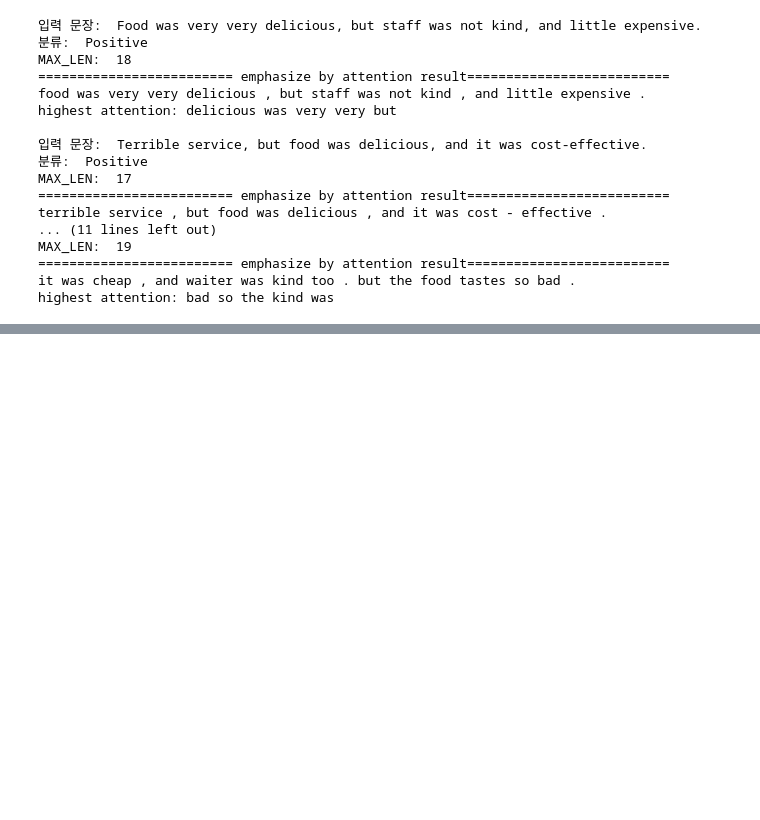
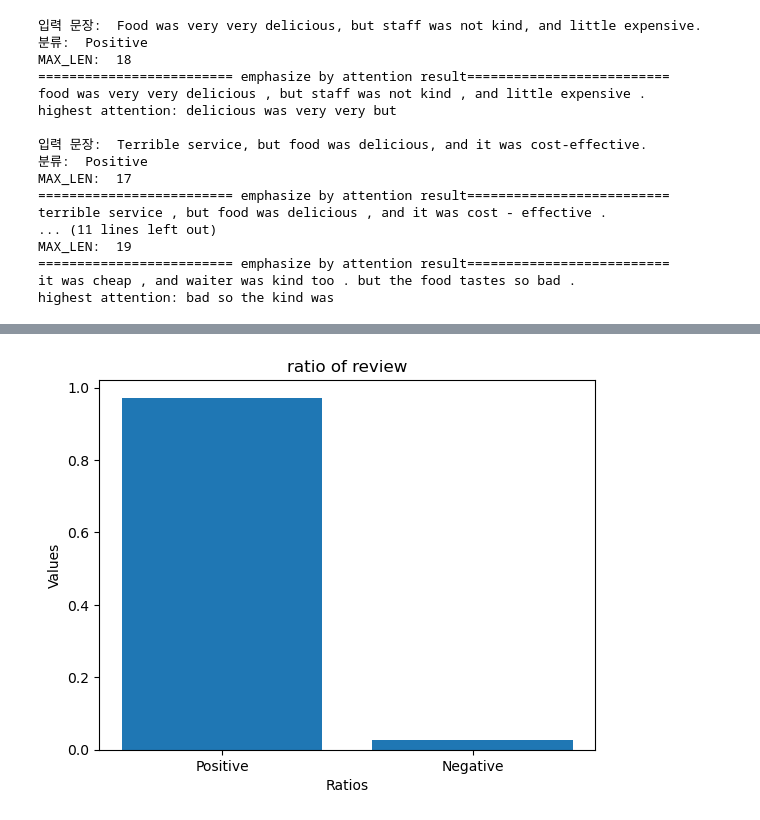
Before and after one commit to Eunjin3395/graduation_project, a Jupyter notebook: BERT_fine_tuning_Food.ipynb, the cells around one changed output, grey strips where cells are left out. Saved outputs shown, nothing was run; the diff lists cells and outputs as text; code cells hidden in the pictures; blank space fills up the shorter version.

```diff
--- a/BERT_fine_tuning_Food.ipynb
+++ b/BERT_fine_tuning_Food.ipynb
@@ -961,0 +977,7 @@ highest attention: delicious was so angry one
+# %%
+#naver 실시간 시연
+
+# data/naver_data 폴더에서 리뷰 데이터 불러와서 dataframe으로 저장
+test_url='./data/naver_data/sunuri_food.csv'
+final_df = pd.read_csv(test_url,sep=',', header=0)
+final_df.head(5)
@@ -961,0 +1003,3 @@ highest attention: delicious was so angry one
+# %%
+final_text=final_df.trans_text.values
+final_posResult,final_negResult=classifyReviews(final_text)
@@ -961,0 +1024,6 @@ highest attention: delicious was so angry one
+# %%
+posRatio=len(final_posResult)/(len(final_posResult)+len(final_negResult))
+negRatio=len(final_negResult)/(len(final_posResult)+len(final_negResult))
+draw_bar_chart(posRatio, negRatio)
+# %% [output]
+[figure, added]
```
Also changed, not shown: parts of 17 cells of this notebook, 4 other files.
